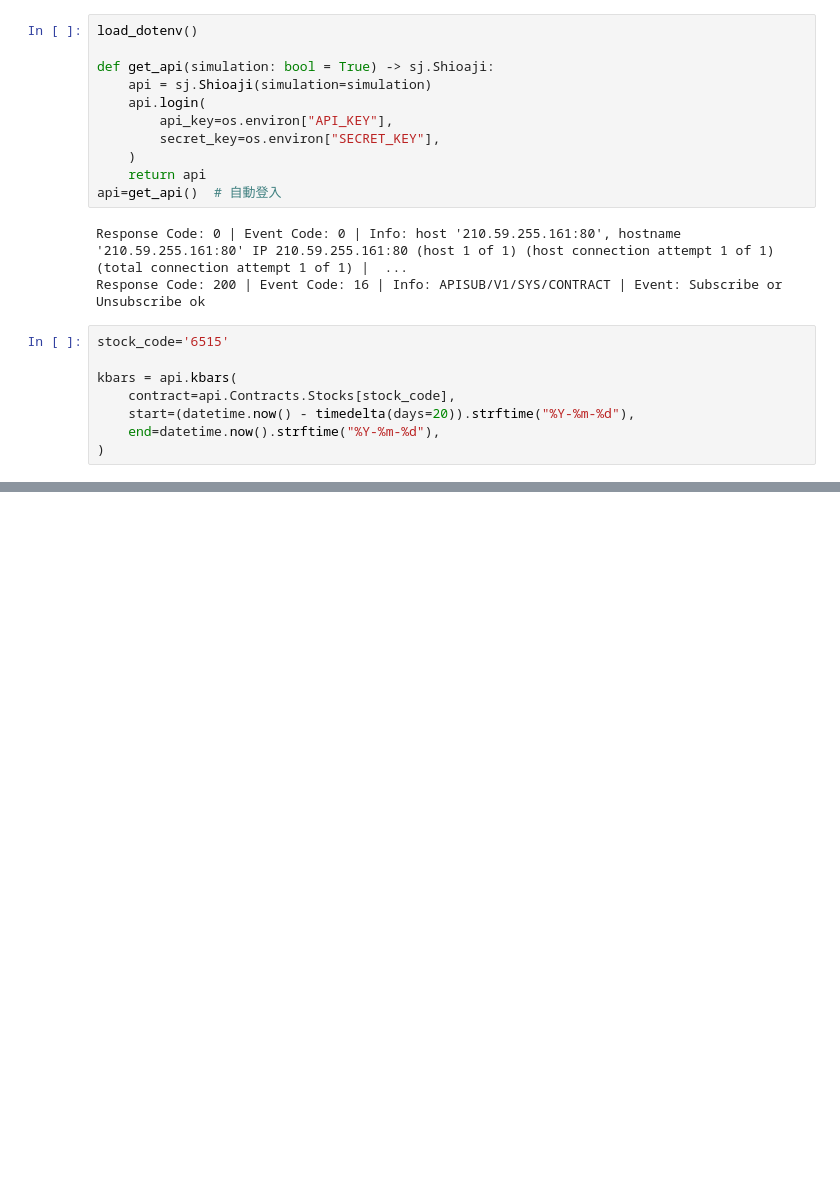
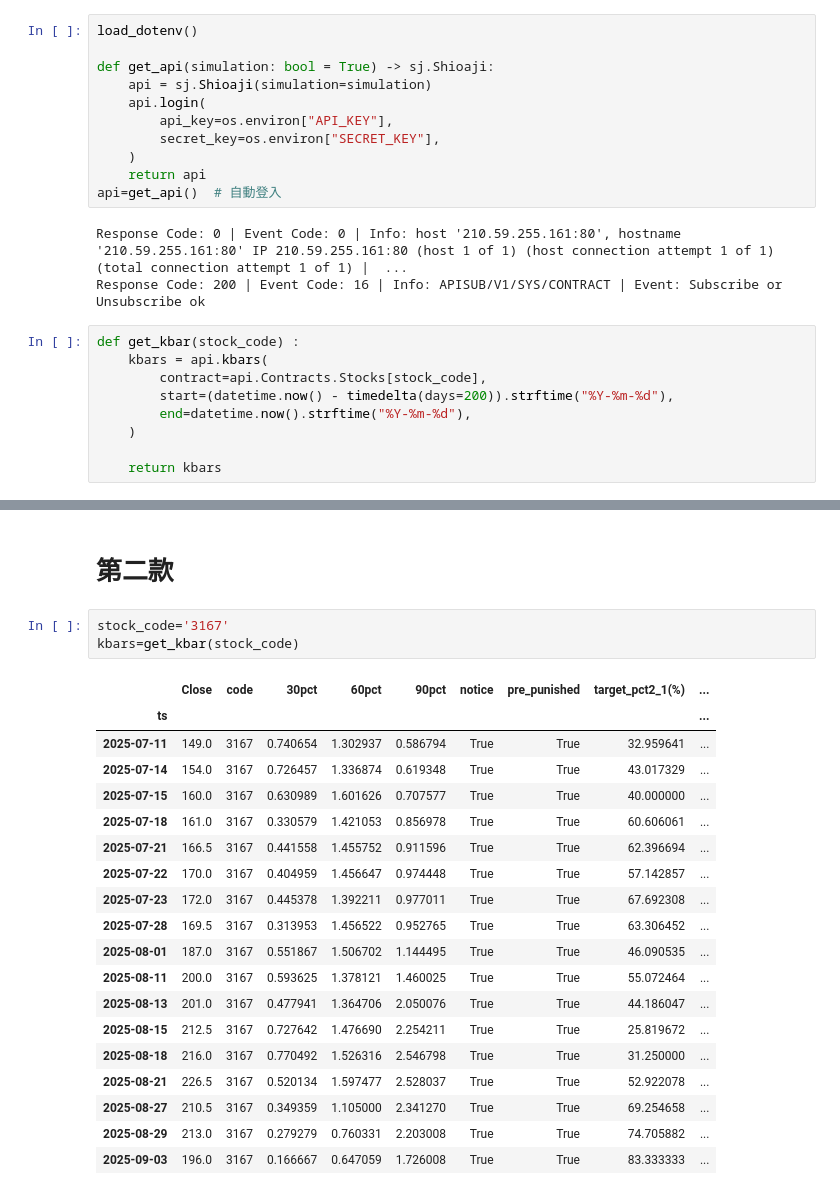
Before and after one commit to gostcok/WarningList, a Jupyter notebook: shioaji.ipynb, the cells around one changed output, grey strips where cells are left out. Saved outputs shown, nothing was run; the diff lists cells and outputs as text; blank space fills up the shorter version.

```diff
--- a/shioaji.ipynb
+++ b/shioaji.ipynb
@@ -20,10 +22,11 @@ api=get_api()  # 自動登入
 Response Code: 0 | Event Code: 0 | Info: host '210.59.255.161:80', hostname '210.59.255.161:80' IP 210.59.255.161:80 (host 1 of 1) (host connection attempt 1 of 1) (total connection attempt 1 of 1) |  ...
 Response Code: 200 | Event Code: 16 | Info: APISUB/V1/SYS/CONTRACT | Event: Subscribe or Unsubscribe ok
 # %%
-stock_code='6515'
+def get_kbar(stock_code) :
+    kbars = api.kbars(
+        contract=api.Contracts.Stocks[stock_code],
+        start=(datetime.now() - timedelta(days=200)).strftime("%Y-%m-%d"),
+        end=datetime.now().strftime("%Y-%m-%d"),
+    )
 
-kbars = api.kbars(
-    contract=api.Contracts.Stocks[stock_code],
-    start=(datetime.now() - timedelta(days=20)).strftime("%Y-%m-%d"),
-    end=datetime.now().strftime("%Y-%m-%d"),
-)
+    return kbars
@@ -60,0 +78,25 @@ df=df[df['iterm1_1'] | df['iterm1_2']][['code','target_info1_1','target_info1_2'
+# %% [markdown]
+# 第二款
+# %%
+stock_code='3167'
+kbars=get_kbar(stock_code)
+# %% [output]
+|  | Close | code | 30pct | 60pct | 90pct | notice | pre_punished | target_pct2_1(%) | ... |
+| ts |  |  |  |  |  |  |  |  | ... |
+| 2025-07-11 | 149.0 | 3167 | 0.740654 | 1.302937 | 0.586794 | True | True | 32.959641 | ... |
+| 2025-07-14 | 154.0 | 3167 | 0.726457 | 1.336874 | 0.619348 | True | True | 43.017329 | ... |
+| 2025-07-15 | 160.0 | 3167 | 0.630989 | 1.601626 | 0.707577 | True | True | 40.000000 | ... |
+| 2025-07-18 | 161.0 | 3167 | 0.330579 | 1.421053 | 0.856978 | True | True | 60.606061 | ... |
+| 2025-07-21 | 166.5 | 3167 | 0.441558 | 1.455752 | 0.911596 | True | True | 62.396694 | ... |
+| 2025-07-22 | 170.0 | 3167 | 0.404959 | 1.456647 | 0.974448 | True | True | 57.142857 | ... |
+| 2025-07-23 | 172.0 | 3167 | 0.445378 | 1.392211 | 0.977011 | True | True | 67.692308 | ... |
+| 2025-07-28 | 169.5 | 3167 | 0.313953 | 1.456522 | 0.952765 | True | True | 63.306452 | ... |
+| 2025-08-01 | 187.0 | 3167 | 0.551867 | 1.506702 | 1.144495 | True | True | 46.090535 | ... |
+| 2025-08-11 | 200.0 | 3167 | 0.593625 | 1.378121 | 1.460025 | True | True | 55.072464 | ... |
+| 2025-08-13 | 201.0 | 3167 | 0.477941 | 1.364706 | 2.050076 | True | True | 44.186047 | ... |
+| 2025-08-15 | 212.5 | 3167 | 0.727642 | 1.476690 | 2.254211 | True | True | 25.819672 | ... |
+| 2025-08-18 | 216.0 | 3167 | 0.770492 | 1.526316 | 2.546798 | True | True | 31.250000 | ... |
+| 2025-08-21 | 226.5 | 3167 | 0.520134 | 1.597477 | 2.528037 | True | True | 52.922078 | ... |
+| 2025-08-27 | 210.5 | 3167 | 0.349359 | 1.105000 | 2.341270 | True | True | 69.254658 | ... |
+| 2025-08-29 | 213.0 | 3167 | 0.279279 | 0.760331 | 2.203008 | True | True | 74.705882 | ... |
+| 2025-09-03 | 196.0 | 3167 | 0.166667 | 0.647059 | 1.726008 | True | True | 83.333333 | ... |
```
Also changed, not shown: parts of 20 cells of this notebook.
